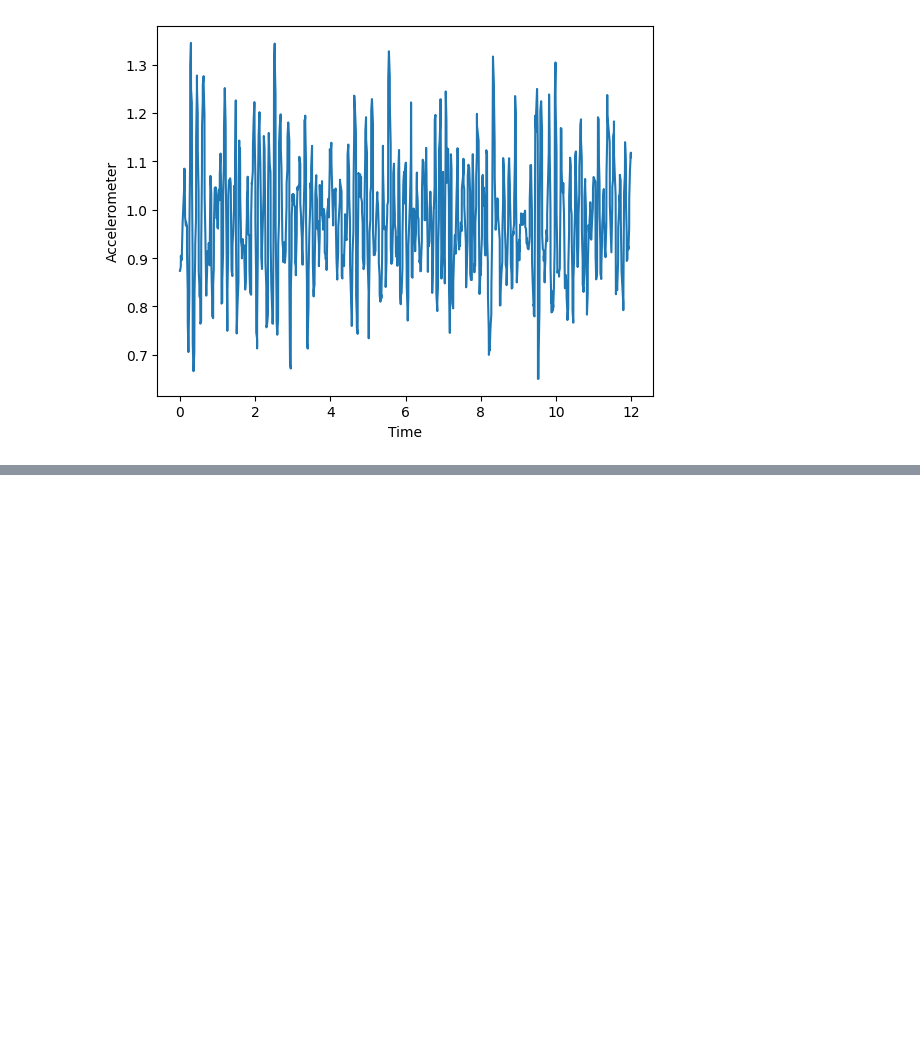
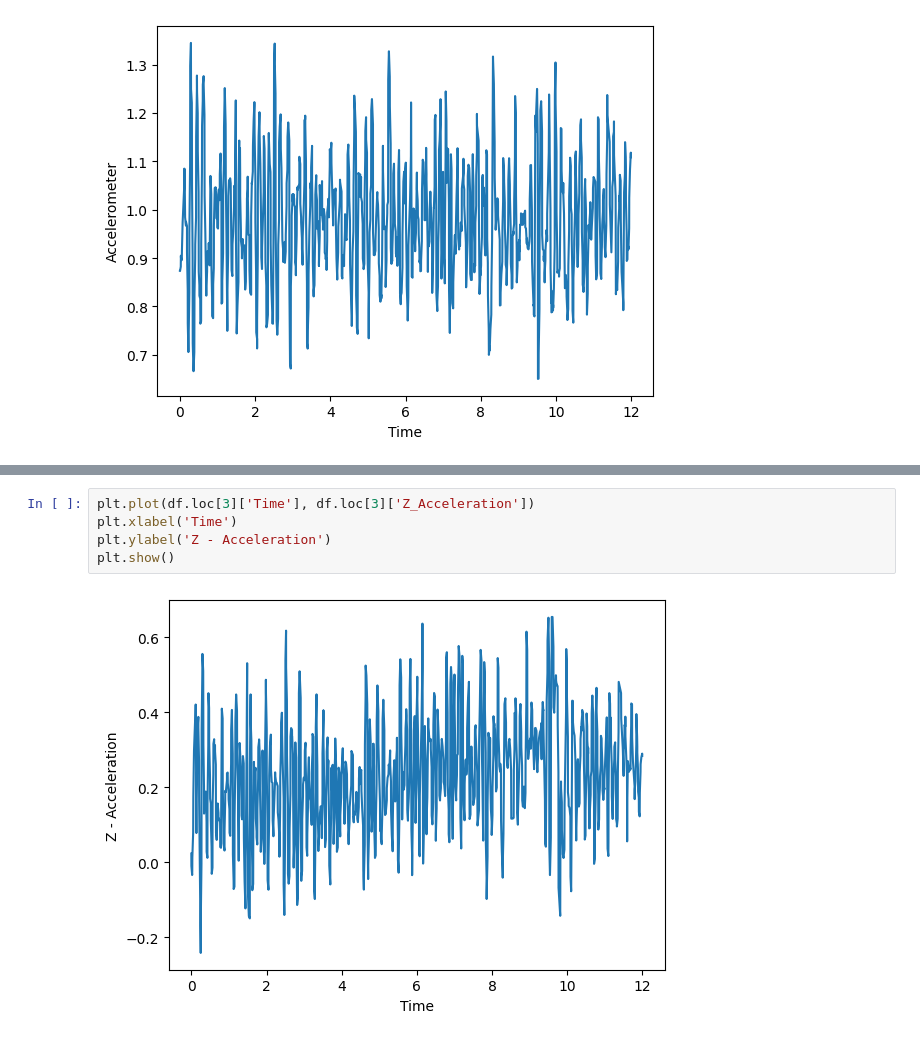
Before and after one commit to AakifAsharKhan/Dangerous-Road-Curvature, a Jupyter notebook: Plot.ipynb, the cells around one changed output, grey strips where cells are left out. Cells and saved outputs as stored; diff of their text form; blank space fills up the shorter version.

```diff
--- a/Plot.ipynb
+++ b/Plot.ipynb
@@ -61,0 +76,7 @@ plt.show()
+# %%
+plt.plot(df.loc[3]['Time'], df.loc[3]['Z_Acceleration'])
+plt.xlabel('Time')
+plt.ylabel('Z - Acceleration')
+plt.show()
+# %% [output]
+[figure, added]
```
Also changed, not shown: parts of 2 cells of this notebook, 2 other files.
